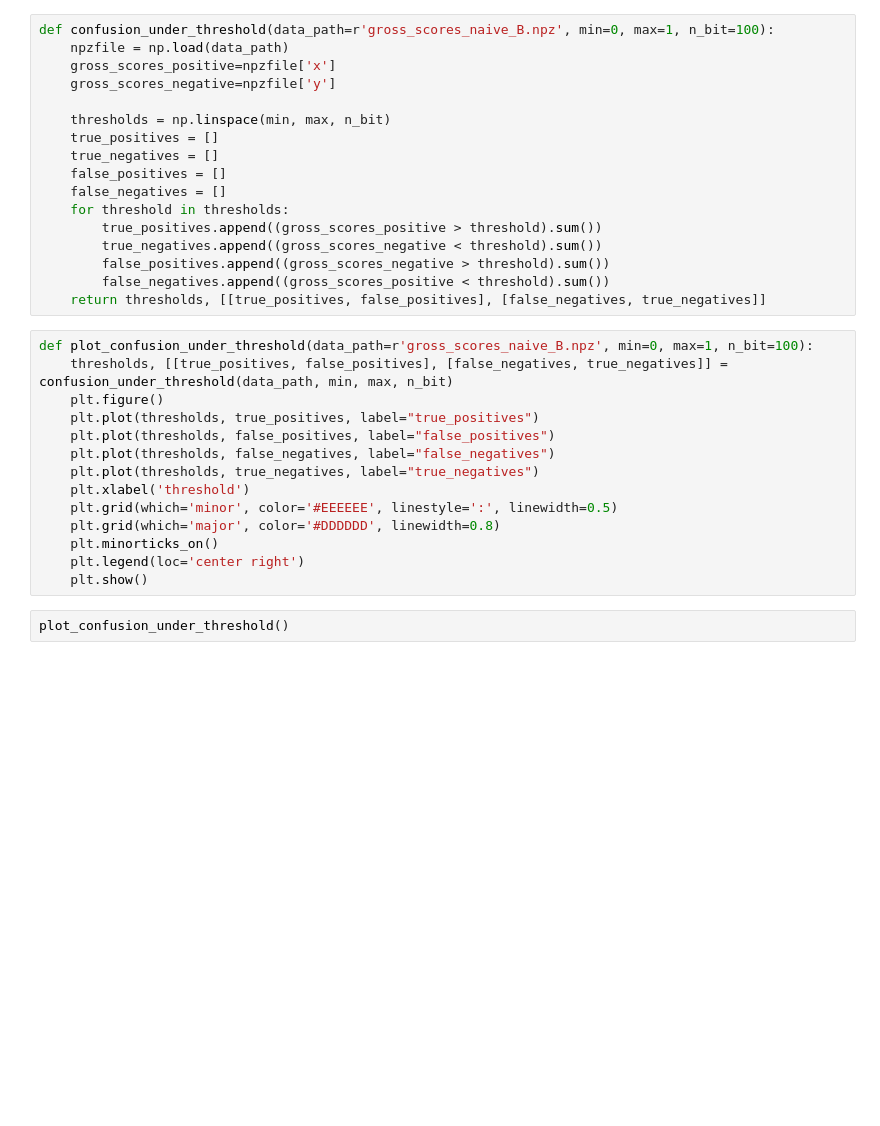
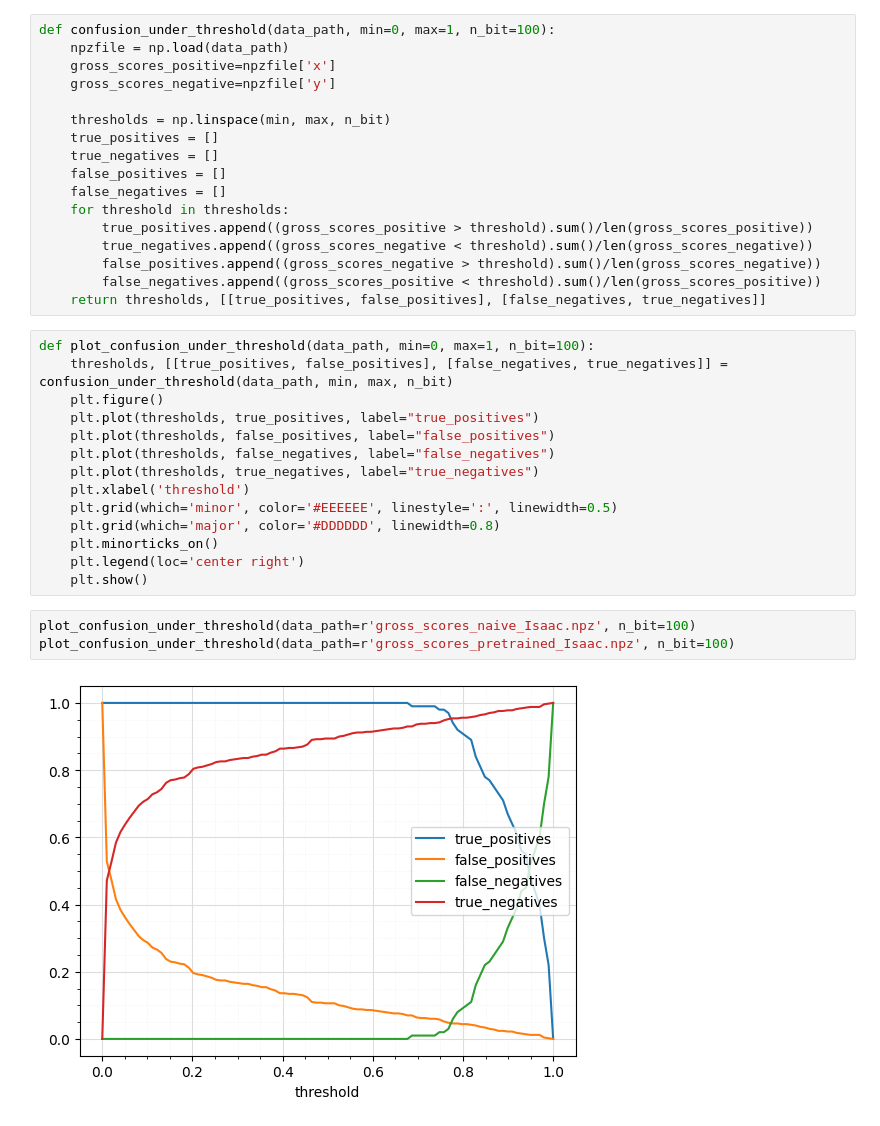
Before and after one commit to xafras/RFTL2, a Jupyter notebook: confusion_matrix.ipynb, the cells around one changed output. Saved outputs shown, nothing was run; the diff lists cells and outputs as text; blank space fills up the shorter version.

Commit message:
moved confusion matrix function to src

```diff
--- a/confusion_matrix.ipynb
+++ b/confusion_matrix.ipynb
@@ -21,5 +21,5 @@ get_confusion_matrix(data_path=r'gross_scores_pretrained_B.npz')
 # %%
-def confusion_under_threshold(data_path=r'gross_scores_naive_B.npz', min=0, max=1, n_bit=100):
+def confusion_under_threshold(data_path, min=0, max=1, n_bit=100):
     npzfile = np.load(data_path)
     gross_scores_positive=npzfile['x']
     gross_scores_negative=npzfile['y']
@@ -30,13 +30,13 @@ def confusion_under_threshold(data_path=r'gross_scores_naive_B.npz', min=0, max=
     false_positives = []
     false_negatives = []
     for threshold in thresholds:
-        true_positives.append((gross_scores_positive > threshold).sum())
-        true_negatives.append((gross_scores_negative < threshold).sum())
-        false_positives.append((gross_scores_negative > threshold).sum())
-        false_negatives.append((gross_scores_positive < threshold).sum())
+        true_positives.append((gross_scores_positive > threshold).sum()/len(gross_scores_positive))
+        true_negatives.append((gross_scores_negative < threshold).sum()/len(gross_scores_negative))
+        false_positives.append((gross_scores_negative > threshold).sum()/len(gross_scores_negative))
+        false_negatives.append((gross_scores_positive < threshold).sum()/len(gross_scores_positive))
     return thresholds, [[true_positives, false_positives], [false_negatives, true_negatives]]
 # %%
-def plot_confusion_under_threshold(data_path=r'gross_scores_naive_B.npz', min=0, max=1, n_bit=100):
+def plot_confusion_under_threshold(data_path, min=0, max=1, n_bit=100):
     thresholds, [[true_positives, false_positives], [false_negatives, true_negatives]] = confusion_under_threshold(data_path, min, max, n_bit)
     plt.figure()
     plt.plot(thresholds, true_positives, label="true_positives")
@@ -49,5 +49,8 @@ def plot_confusion_under_threshold(data_path=r'gross_scores_naive_B.npz', min=0,
     plt.minorticks_on()
     plt.legend(loc='center right')
     plt.show()
-# %%
-plot_confusion_under_threshold()
+# %%
+plot_confusion_under_threshold(data_path=r'gross_scores_naive_Isaac.npz', n_bit=100)
+plot_confusion_under_threshold(data_path=r'gross_scores_pretrained_Isaac.npz', n_bit=100)
+# %% [output]
+[figure, added]
```
Also changed, not shown: parts of 4 cells of this notebook, 4 other files.
